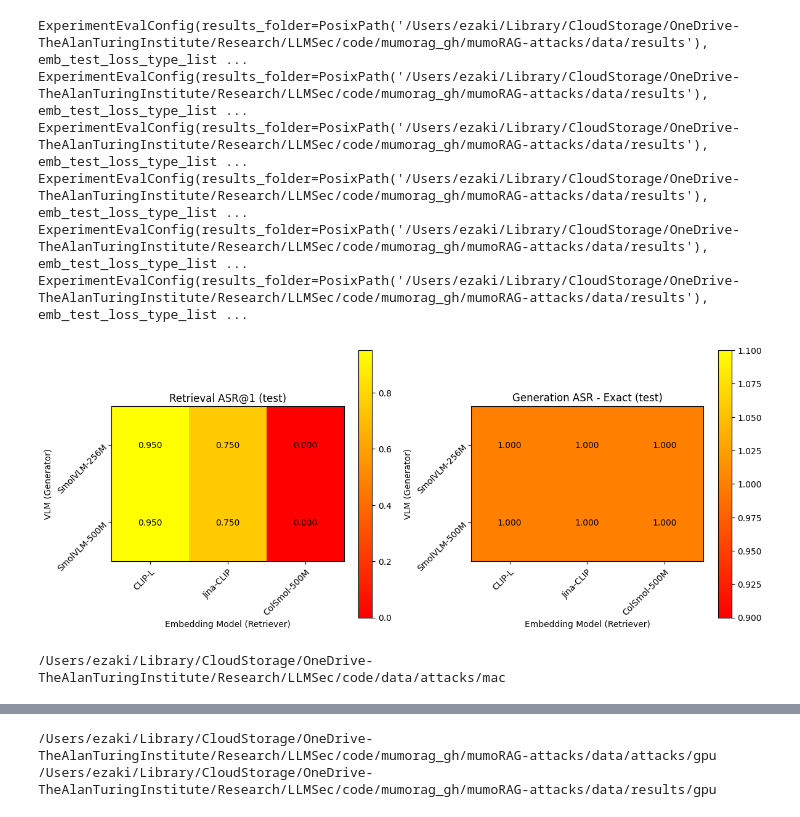
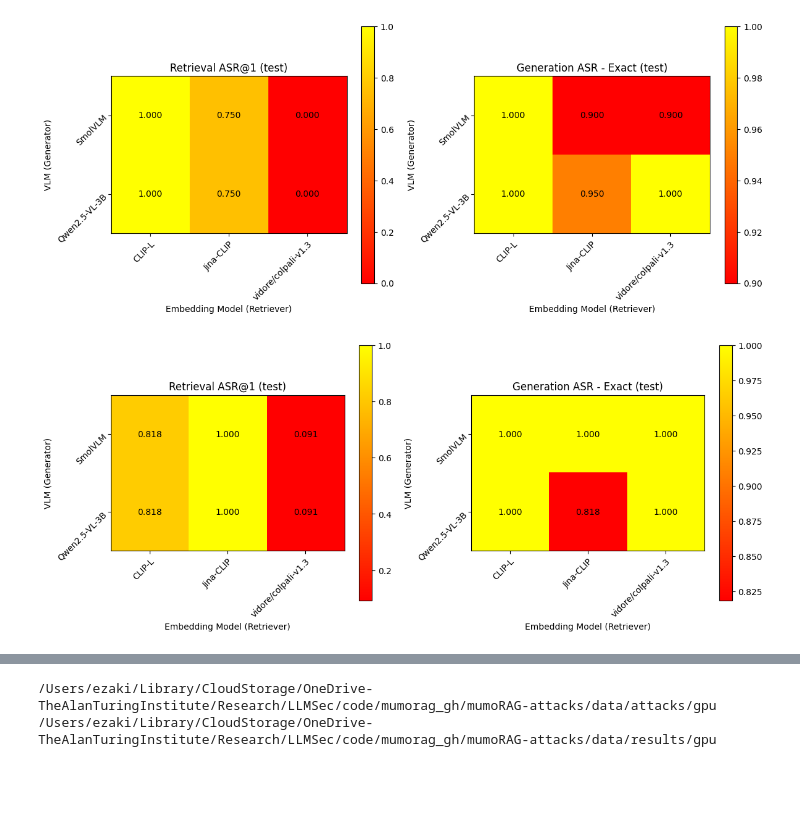
Before and after one commit to alan-turing-institute/mumoRAG-attacks, a Jupyter notebook: src/generate_plots.ipynb, the cells around one changed output, grey strips where cells are left out. Cells and saved outputs as stored; diff of their text form; code cells hidden in the pictures; blank space fills up the shorter version.

Commit message:
Ezz/clean plotting (#9)
* slightly cleaned plotting code

* slightly cleaned plotting code

---------

Co-authored-by: Ezzeldin <ezzeldin.shereen.zaki@gmail.com>

```diff
--- a/src/generate_plots.ipynb
+++ b/src/generate_plots.ipynb
@@ -48,42 +45,38 @@ FileNotFoundError: [Errno 2] No such file or directory: '/Users/ezaki/Library/Cl
 to test model heatmap
 """
 exp_config_train = ExperimentTrainConfig(
-    dataset_list=[DatasetName.VIDORE_SYN_AI],
-    # dataset_list=[DatasetName.VIDORE_V2_ESG],
-    embedder_list=[EmbedderName.CLIP_LARGE_PATCH14, EmbedderName.JINA_CLIP_2, EmbedderName.COLSMOL_500M],
-    vlm_list=[VLMName.SMOLVLM_1_256M, VLMName.SMOLVLM_1_500M],
+    dataset_list=[DatasetName.VIDORE_SYN_AI, DatasetName.VIDORE_V2_ESG],
+    embedder_list=[EmbedderName.CLIP_LARGE_PATCH14, EmbedderName.JINA_CLIP_2, EmbedderName.COLPALI],
+    vlm_list=[VLMName.SMOLVLM_1_2B, VLMName.QWEN_2p5_VL_3B],
     max_perturbation_list=[x/255.0 for x in [8]],
-    save_folder = Path(os.path.abspath('')).parents[2] / "data/attacks/mac/",
+    save_folder = Path(os.path.abspath('')).parents[0] / "data/attacks/gpu/exp3",
     n_gradient_steps=100,
 )
-exp_config_eval = ExperimentEvalConfig()
+exp_config_eval = ExperimentEvalConfig(
+    results_folder=Path(os.path.abspath('')).parents[0] / "data/results/gpu/exp3"
+)
 # %%
 # need experiment -3
-plot_model_heatmap(exp_config_train, exp_config_eval, metrics_to_show=[MetricIdx.RETRIEVAL_ASR1_TEST, MetricIdx.GENERATION_ASR_EXACT_TEST])
+plot_model_heatmap(exp_config_train, exp_config_eval, ds_idx=0, metrics_to_show=[MetricIdx.RETRIEVAL_ASR1_TEST, MetricIdx.GENERATION_ASR_EXACT_TEST])
+plot_model_heatmap(exp_config_train, exp_config_eval, ds_idx=1, metrics_to_show=[MetricIdx.RETRIEVAL_ASR1_TEST, MetricIdx.GENERATION_ASR_EXACT_TEST])
 # %% [output]
-ExperimentEvalConfig(results_folder=PosixPath('/Users/ezaki/Library/CloudStorage/OneDrive-TheAlanTuringInstitute/Research/LLMSec/code/mumorag_gh/mumoRAG-attacks/data/results'), emb_test_loss_type_list ...
-ExperimentEvalConfig(results_folder=PosixPath('/Users/ezaki/Library/CloudStorage/OneDrive-TheAlanTuringInstitute/Research/LLMSec/code/mumorag_gh/mumoRAG-attacks/data/results'), emb_test_loss_type_list ...
-ExperimentEvalConfig(results_folder=PosixPath('/Users/ezaki/Library/CloudStorage/OneDrive-TheAlanTuringInstitute/Research/LLMSec/code/mumorag_gh/mumoRAG-attacks/data/results'), emb_test_loss_type_list ...
-ExperimentEvalConfig(results_folder=PosixPath('/Users/ezaki/Library/CloudStorage/OneDrive-TheAlanTuringInstitute/Research/LLMSec/code/mumorag_gh/mumoRAG-attacks/data/results'), emb_test_loss_type_list ...
-ExperimentEvalConfig(results_folder=PosixPath('/Users/ezaki/Library/CloudStorage/OneDrive-TheAlanTuringInstitute/Research/LLMSec/code/mumorag_gh/mumoRAG-attacks/data/results'), emb_test_loss_type_list ...
-ExperimentEvalConfig(results_folder=PosixPath('/Users/ezaki/Library/CloudStorage/OneDrive-TheAlanTuringInstitute/Research/LLMSec/code/mumorag_gh/mumoRAG-attacks/data/results'), emb_test_loss_type_list ...
-[figure, old version]
+[figure, new version]
+[figure, added]
 # %%
 """
 Configuration to test transferability (6x6)
 """
 exp_config_train = ExperimentTrainConfig(
-    embedder_list=[EmbedderName.CLIP_LARGE_PATCH14, EmbedderName.JINA_CLIP_2, EmbedderName.COLSMOL_500M],
-    vlm_list=[VLMName.SMOLVLM_1_256M, VLMName.SMOLVLM_1_500M],
-    save_folder = Path(os.path.abspath('')).parents[2] / "data/attacks/mac/"
+    embedder_list=[EmbedderName.CLIP_LARGE_PATCH14, EmbedderName.JINA_CLIP_2, EmbedderName.COLPALI],
+    vlm_list=[VLMName.SMOLVLM_1_2B, VLMName.QWEN_2p5_VL_3B],
+    save_folder = Path(os.path.abspath('')).parents[0] / "data/attacks/gpu/exp4"
 )
 exp_config_eval = ExperimentEvalConfig(
-    eval_emb_list=[EmbedderName.CLIP_LARGE_PATCH14, EmbedderName.JINA_CLIP_2, EmbedderName.COLSMOL_500M],
-    eval_vlm_list=[VLMName.SMOLVLM_1_256M, VLMName.SMOLVLM_1_500M]
+    eval_emb_list=[EmbedderName.CLIP_LARGE_PATCH14, EmbedderName.JINA_CLIP_2, EmbedderName.COLPALI],
+    eval_vlm_list=[VLMName.SMOLVLM_1_2B, VLMName.QWEN_2p5_VL_3B],
+    results_folder=Path(os.path.abspath('')).parents[0] / "data/results/gpu/exp4"
 )
-print(Path(os.path.abspath('')).parents[2] / "data/attacks/mac/")
+# print(Path(os.path.abspath('')).parents[2] / "data/attacks/gpu/exp4")
-# %% [output]
-/Users/ezaki/Library/CloudStorage/OneDrive-TheAlanTuringInstitute/Research/LLMSec/code/data/attacks/mac
 # %%
 plot_transferability(exp_config_train, exp_config_eval, metrics_to_show=[MetricIdx.RETRIEVAL_ASR1_TEST, MetricIdx.GENERATION_ASR_EXACT_TEST])
 plot_transferability(exp_config_train, exp_config_eval, metrics_to_show=[MetricIdx.RETRIEVAL_ASR1_TRAIN, MetricIdx.RETRIEVAL_ASR5_TRAIN])
```
Also changed, not shown: parts of 4 cells of this notebook, 1 other file.
